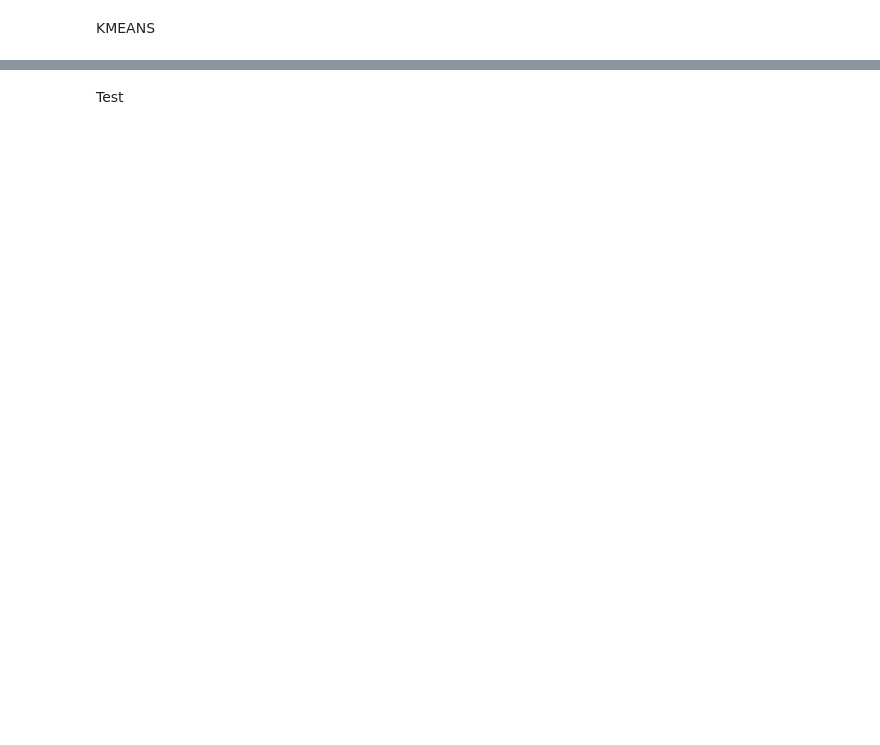
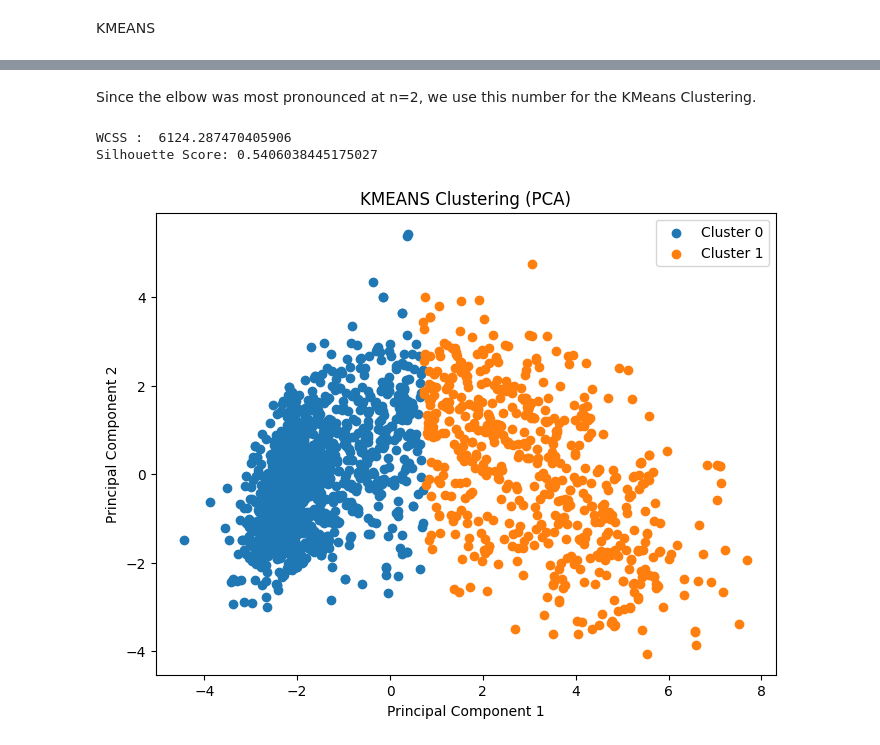
Before and after one commit to COMP3610-Group-H/Customer-Segmentation, a Jupyter notebook: Segmentation.ipynb, the cells around one changed output, grey strips where cells are left out. Cells and saved outputs as stored; diff of their text form; code cells hidden in the pictures; blank space fills up the shorter version.

```diff
--- a/Segmentation.ipynb
+++ b/Segmentation.ipynb
@@ -435,2 +445,35 @@ plt.show()
-# %% [markdown]
-Test
+# %% [markdown]
+Since the elbow was most pronounced at n=2, we use this number for the KMeans Clustering.
+# %%
+num_clusters = 2
+kmeans = KMeans(n_clusters=num_clusters, random_state=42)
+kmeans.fit(data)
+cluster_labels = kmeans.predict(data)
+
+
+# Calculate silhouette score
+silhouette_avg = silhouette_score(data, kmeans.labels_)
+wcss = kmeans.inertia_
+print(f"WCSS :  {wcss}")
+print(f"Silhouette Score: {silhouette_avg}")
+# %% [output]
+WCSS :  6124.287470405906
+Silhouette Score: 0.5406038445175027
+# %%
+# Plot the clusters in the reduced space
+
+
+plt.figure(figsize=(8, 6))
+for label in np.unique(cluster_labels):
+    if label == -1:
+        plt.scatter(kmeans_plot[cluster_labels == label, 0], kmeans_plot[cluster_labels == label, 1], color='gray', alpha=0.5, label='Noise')
+    else:
+        plt.scatter(kmeans_plot[cluster_labels == label, 0], kmeans_plot[cluster_labels == label, 1], label=f'Cluster {label}')
+
+plt.title('KMEANS Clustering (PCA)')
+plt.xlabel('Principal Component 1')
+plt.ylabel('Principal Component 2')
+plt.legend()
+plt.show()
+# %% [output]
+[figure, added]
```
Also changed, not shown: parts of 8 cells of this notebook.
